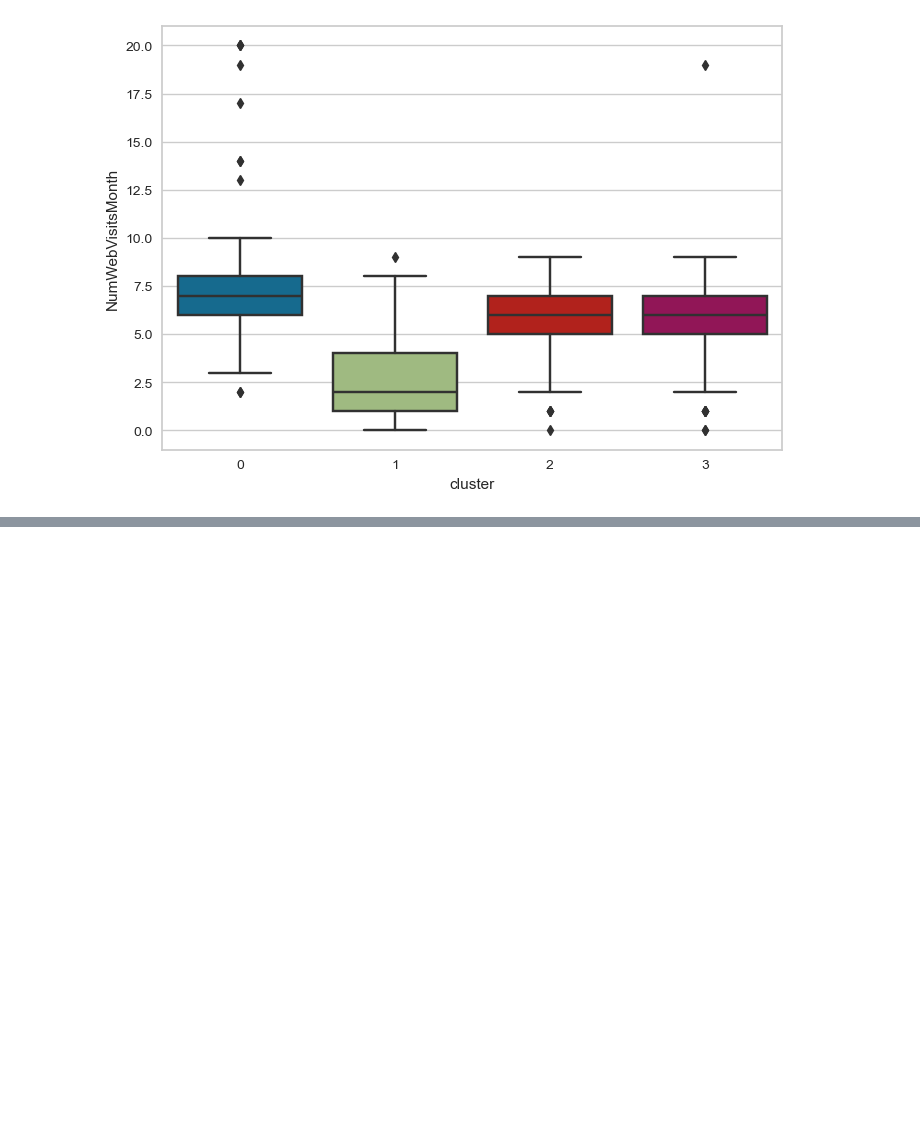
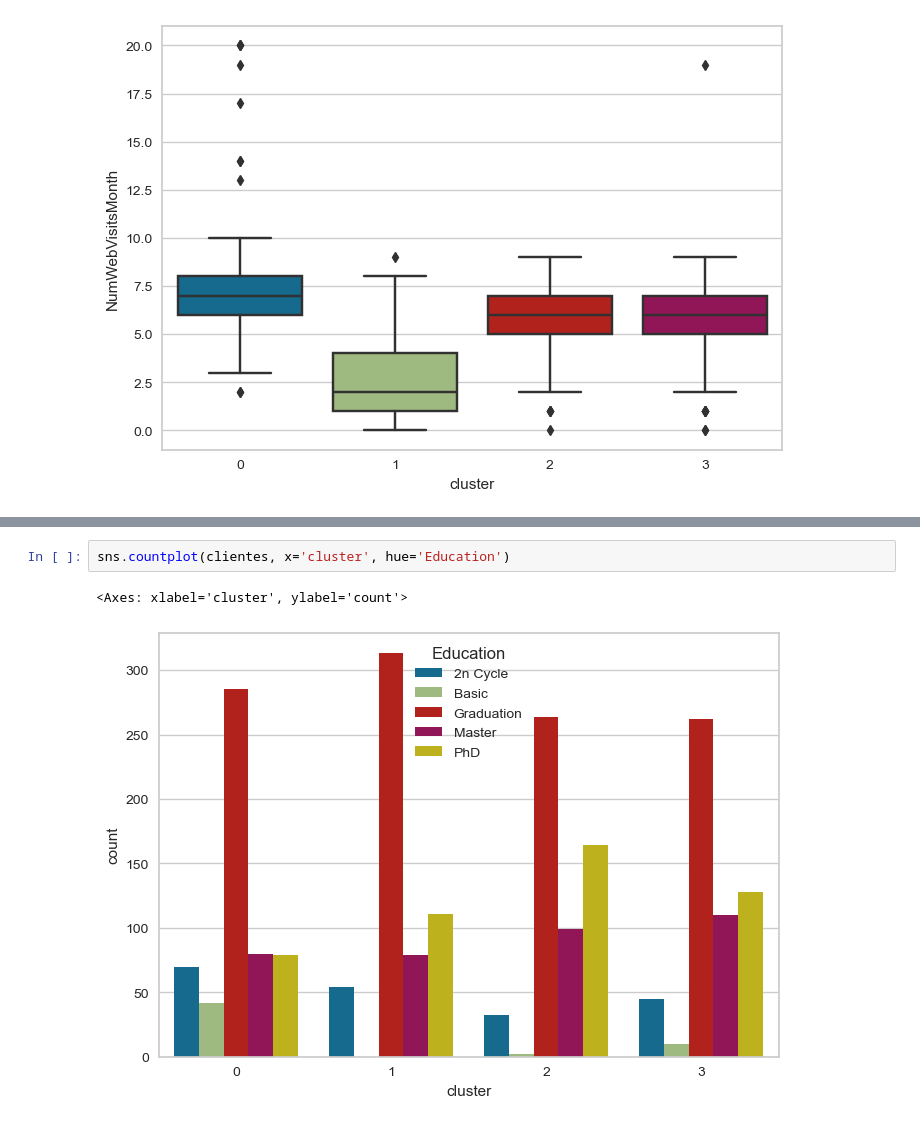
Before and after one commit to lhgjose/proyecto_agrupacion_clientes, a Jupyter notebook: notebooks/agrupacion_clientes.ipynb, the cells around one changed output, grey strips where cells are left out. Drawn from its saved outputs; the diff is of its cells as text; blank space fills up the shorter version.

```diff
--- a/notebooks/agrupacion_clientes.ipynb
+++ b/notebooks/agrupacion_clientes.ipynb
@@ -644,0 +715,5 @@ Name: Income, dtype: float64
+# %%
+sns.countplot(clientes, x='cluster', hue='Education')
+# %% [output]
+<Axes: xlabel='cluster', ylabel='count'>
+[figure, added]
```
Also changed, not shown: parts of 29 cells of this notebook.
